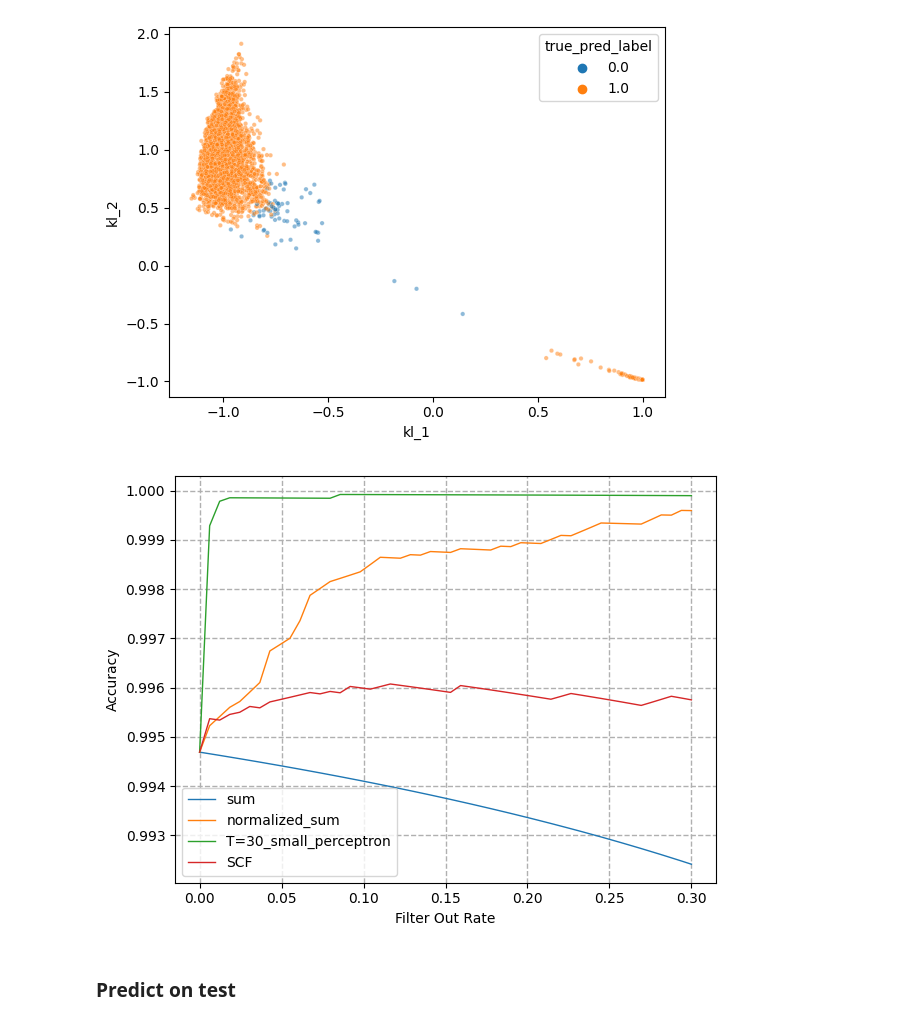
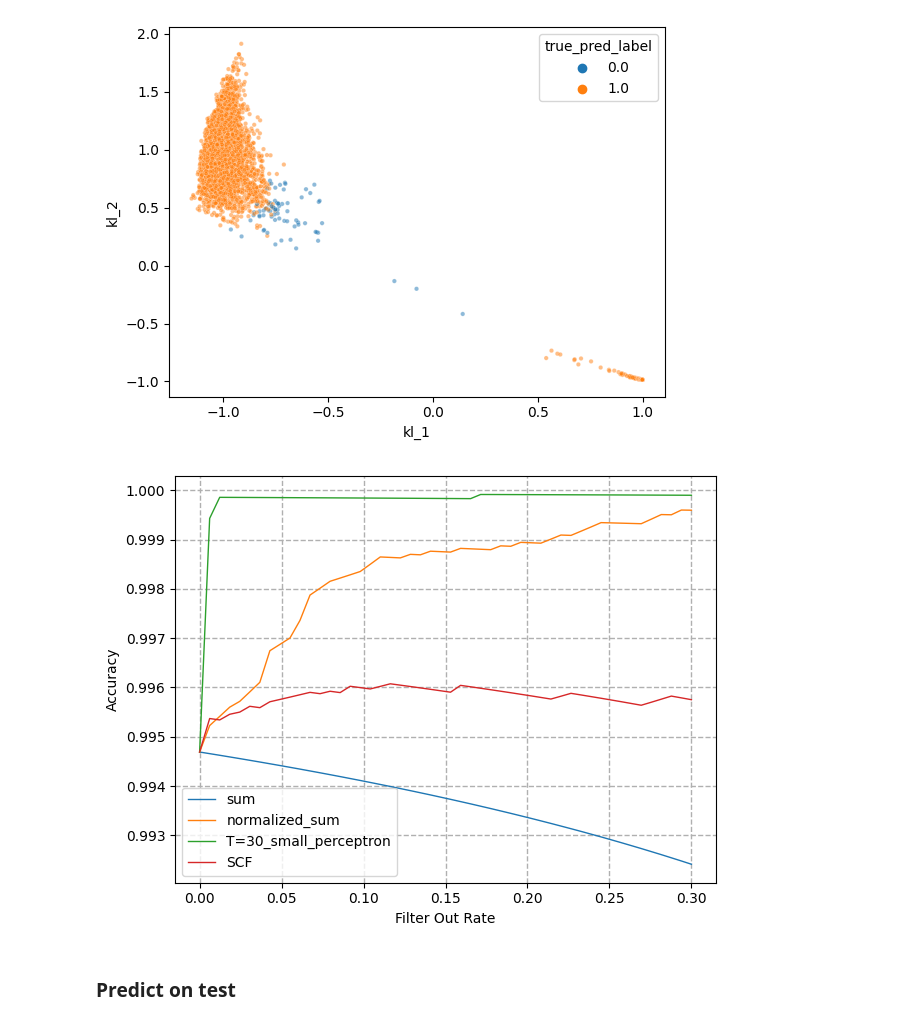
Before and after one commit to Leonid-Erlygin/text_uncertainty, a Jupyter notebook: notebooks/mc_in_osfr/calibration.ipynb, the cells around one changed output. Saved outputs shown, nothing was run; the diff lists cells and outputs as text; code cells hidden in the pictures.

```diff
--- a/notebooks/mc_in_osfr/calibration.ipynb
+++ b/notebooks/mc_in_osfr/calibration.ipynb
@@ -19,18 +19,23 @@ y.shape[0], y.sum(), y.sum() / y.shape[0]
 # %% [markdown]
 ### Train classifier
 # %%
-def train_perceptron(data, model, epochs=100, lr=0.001, weight_decay=0.0001):
+def train_perceptron(
+    data, model, epochs=100, lr=0.001, weight_decay=0.0001, weight=None
+):
     X = torch.tensor(
         np.concatenate([data["kl_1"][None, :], data["kl_2"][None, :]], axis=0).T,
         dtype=torch.float32,
     )
     X_norm = (X - torch.mean(X, dim=0)) / torch.std(X, dim=0)
     y = torch.tensor(data["true_pred_label"].astype("bool"), dtype=torch.float32)
-    weight = torch.zeros_like(y)
-    true_pred_ratio = y.sum() / y.shape[0]
-    print(true_pred_ratio.item())
-    weight[y == 1.0] = 1 - true_pred_ratio.item()
-    weight[y == 0.0] = true_pred_ratio.item()
+    weights = torch.zeros_like(y)
+    if weight is None:
+        true_pred_ratio = y.sum() / y.shape[0]
+        print(true_pred_ratio.item())
+        weight = true_pred_ratio.item()
+    weight = torch.tensor(weight)
+    weights[y == 1.0] = 1 - weight
+    weights[y == 0.0] = weight
 
     optimizer = torch.optim.Adam(model.parameters(), lr=lr, weight_decay=weight_decay)
     loss_fn = nn.BCELoss(weight=weight)
@@ -292,5 +297,5 @@ perceptron_ms1m = nn.Sequential(
     nn.Sigmoid(),
     nn.Flatten(start_dim=0),
 )
-train_perceptron(data_30_ms1m, perceptron_ms1m, lr=0.001, epochs=1500)
+train_perceptron(data_30_ms1m, perceptron_ms1m, lr=0.001, epochs=1500, weight=0.95)
 # %% [output]
@@ -338,34 +343,34 @@ sns.scatterplot(
 # %%
 fractions = [0, 0.3, 50]
 fractions_linspace = np.linspace(fractions[0], fractions[1], fractions[2])
 
 
-small_perceptron.eval()
+perceptron_ms1m.eval()
 # perceptron.eval()
 
-predict_small_perceptron = small_perceptron(X_norm)
+predict_small_perceptron = perceptron_ms1m(X_norm)
 # predict_perceptron = perceptron(X_norm)
 
 model_names = [
     "sum",
     "normalized_sum",
     "T=30_small_perceptron",
     # "T=30_perceptron",
     "SCF",
 ]
-sum_unc = torch.sum(X, dim=1)
+sum_unc = torch.sum(X_ms1m, dim=1)
 normalized_sum_confidence = torch.sum(X_norm, dim=1)
 unc_list = [
     -sum_unc.numpy(),
     -normalized_sum_confidence.numpy(),
     -predict_small_perceptron.detach().numpy(),
     # -predict_perceptron.detach().numpy(),
     -scf_conf_ms1m,
 ]
 fig = get_rejection_accuracy(model_names, unc_list, y.numpy(), fractions)
 fig.show()
 # %% [output]
-[figure, old version]
+[figure, new version]
 # %% [markdown]
 ### Predict on test
 # %%
```
Also changed, not shown: parts of 6 cells of this notebook, 6 other files.
